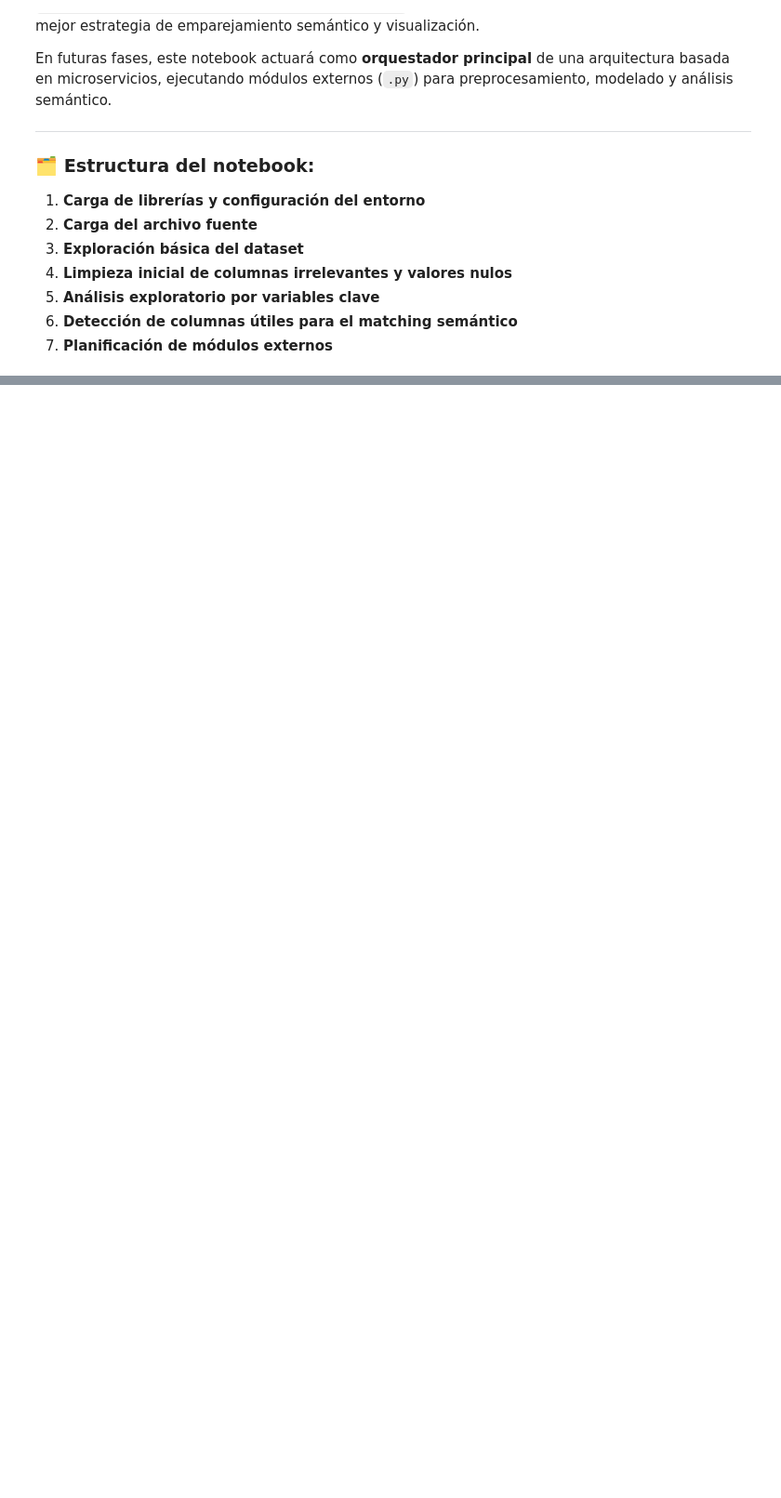
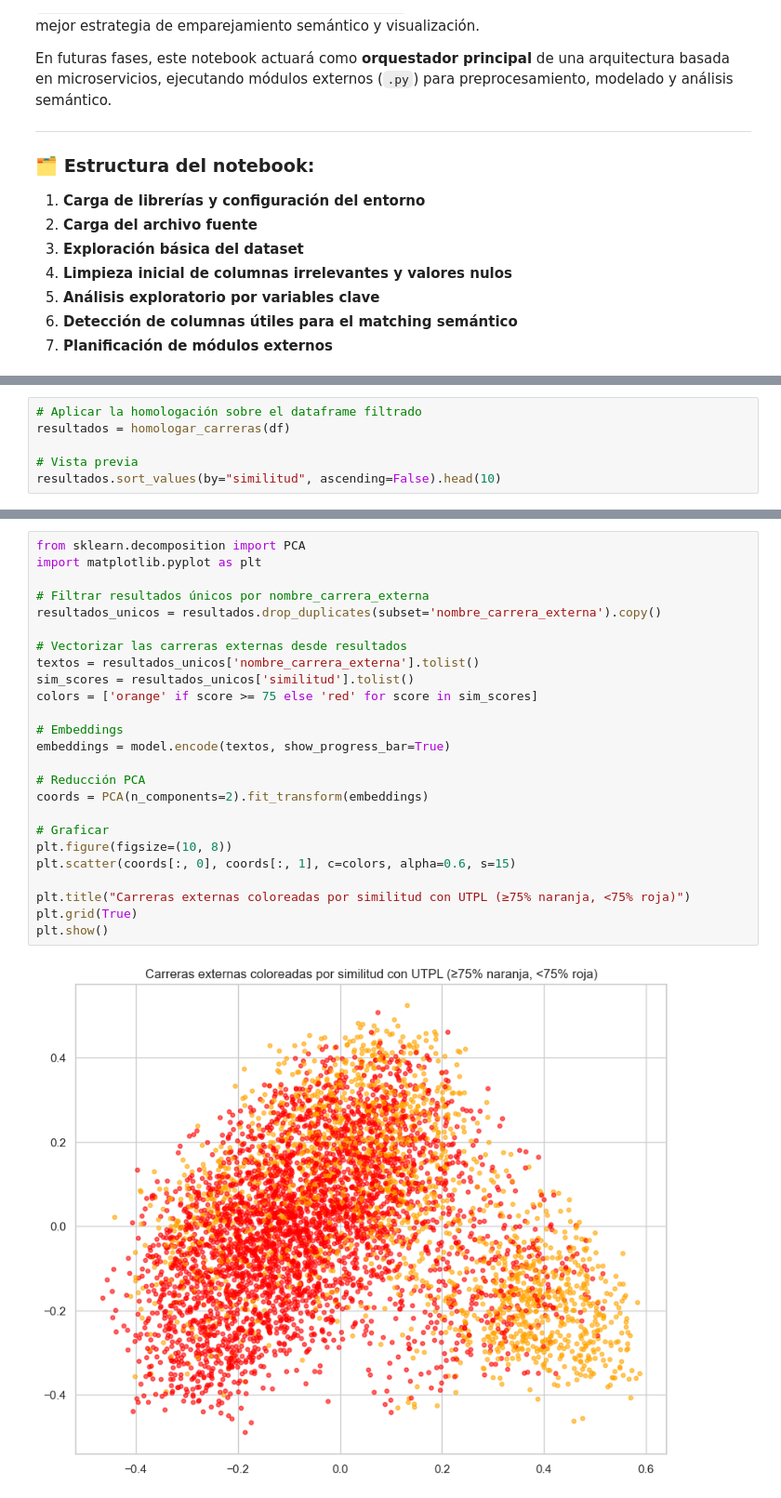
Before and after one commit to sebastianmend/Practicum-Data-IA, a Jupyter notebook: PD&IA.ipynb, the cells around one changed output, grey strips where cells are left out. Shown at 93% size. Cells and saved outputs as stored; diff of their text form; blank space fills up the shorter version.

```diff
--- a/PD&IA.ipynb
+++ b/PD&IA.ipynb
@@ -158,0 +396,6 @@ Passing `palette` without assigning `hue` is deprecated and will be removed in v
+# %%
+# Aplicar la homologación sobre el dataframe filtrado
+resultados = homologar_carreras(df)
+
+# Vista previa
+resultados.sort_values(by="similitud", ascending=False).head(10)
@@ -158,0 +418,27 @@ Passing `palette` without assigning `hue` is deprecated and will be removed in v
+# %%
+from sklearn.decomposition import PCA
+import matplotlib.pyplot as plt
+
+# Filtrar resultados únicos por nombre_carrera_externa
+resultados_unicos = resultados.drop_duplicates(subset='nombre_carrera_externa').copy()
+
+# Vectorizar las carreras externas desde resultados
+textos = resultados_unicos['nombre_carrera_externa'].tolist()
+sim_scores = resultados_unicos['similitud'].tolist()
+colors = ['orange' if score >= 75 else 'red' for score in sim_scores]
+
+# Embeddings
+embeddings = model.encode(textos, show_progress_bar=True)
+
+# Reducción PCA
+coords = PCA(n_components=2).fit_transform(embeddings)
+
+# Graficar
+plt.figure(figsize=(10, 8))
+plt.scatter(coords[:, 0], coords[:, 1], c=colors, alpha=0.6, s=15)
+
+plt.title("Carreras externas coloreadas por similitud con UTPL (≥75% naranja, <75% roja)")
+plt.grid(True)
+plt.show()
+# %% [output]
+[figure, added]
```
Also changed, not shown: parts of 17 cells of this notebook, 18 other files.
